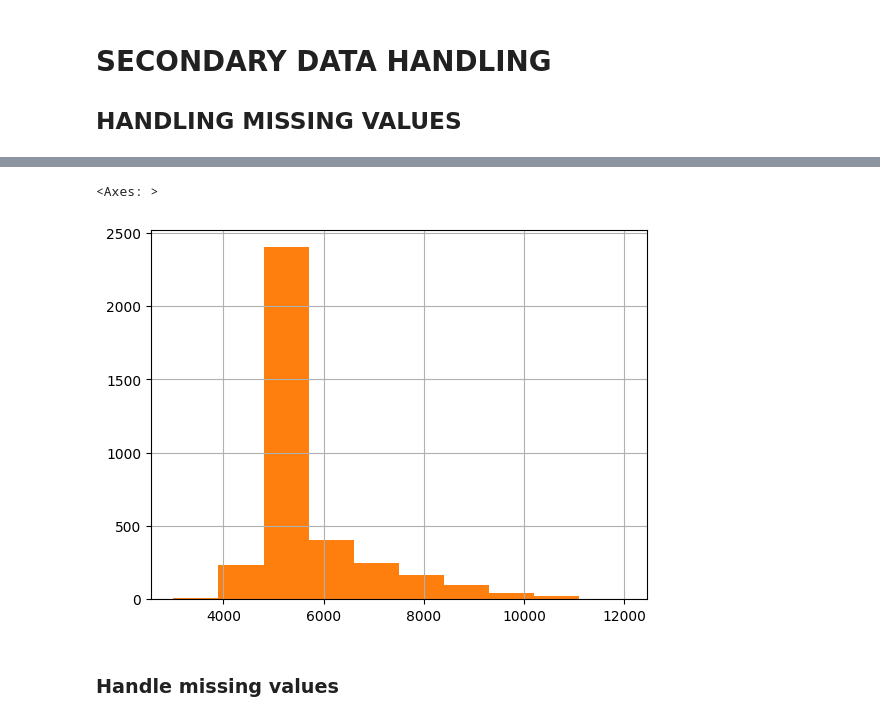
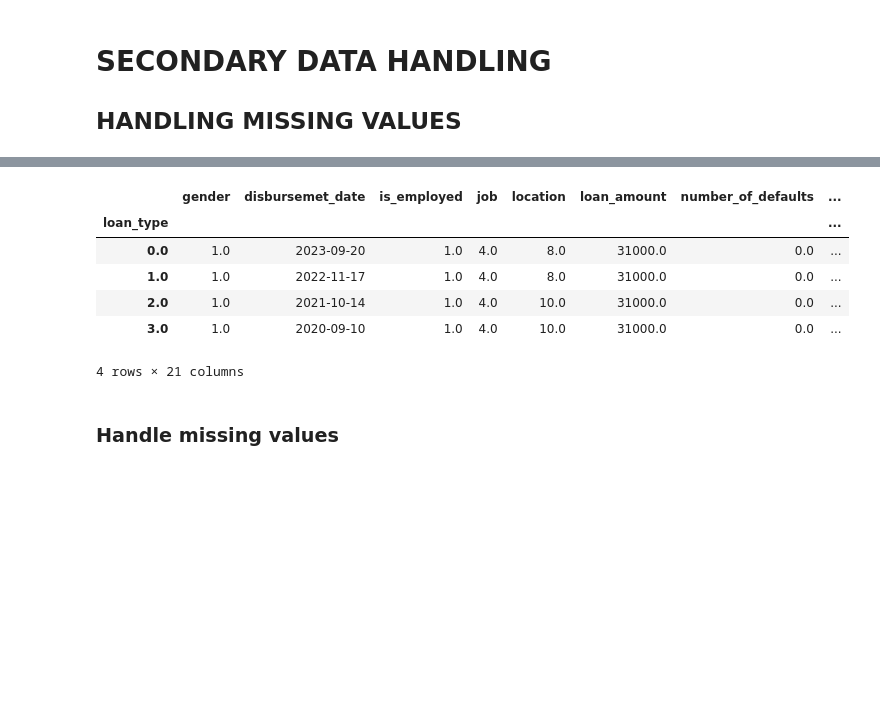
Before and after one commit to Augah2001/Data-Science-Competion-Question-and-Data, a Jupyter notebook: credit_risk.ipynb, the cells around one changed output, grey strips where cells are left out. Cells and saved outputs as stored; diff of their text form; code cells hidden in the pictures; blank space fills up the shorter version.

```diff
--- a/credit_risk.ipynb
+++ b/credit_risk.ipynb
@@ -646,9 +699,13 @@ array([[<Axes: title={'center': 'loan_amount'}>,
-# %%
-df[(df.interest<700)& (df.interest>500)]['loan_amount'].hist()
-df[(df.interest<700)& (df.interest>500)]['loan_amount'].hist()
-# %% [output]
-<Axes: >
-[figure, removed]
+# %%
+df.groupby('loan_type').median()
+# %% [output]
+|  | gender | disbursemet_date | is_employed | job | location | loan_amount | number_of_defaults | ... |
+| loan_type |  |  |  |  |  |  |  | ... |
+| 0.0 | 1.0 | 2023-09-20 | 1.0 | 4.0 | 8.0 | 31000.0 | 0.0 | ... |
+| 1.0 | 1.0 | 2022-11-17 | 1.0 | 4.0 | 8.0 | 31000.0 | 0.0 | ... |
+| 2.0 | 1.0 | 2021-10-14 | 1.0 | 4.0 | 10.0 | 31000.0 | 0.0 | ... |
+| 3.0 | 1.0 | 2020-09-10 | 1.0 | 4.0 | 10.0 | 31000.0 | 0.0 | ... |
+4 rows × 21 columns
 # %% [markdown]
 ### Handle missing values
 # %%
```
Also changed, not shown: parts of 15 cells of this notebook, 1 other file.
